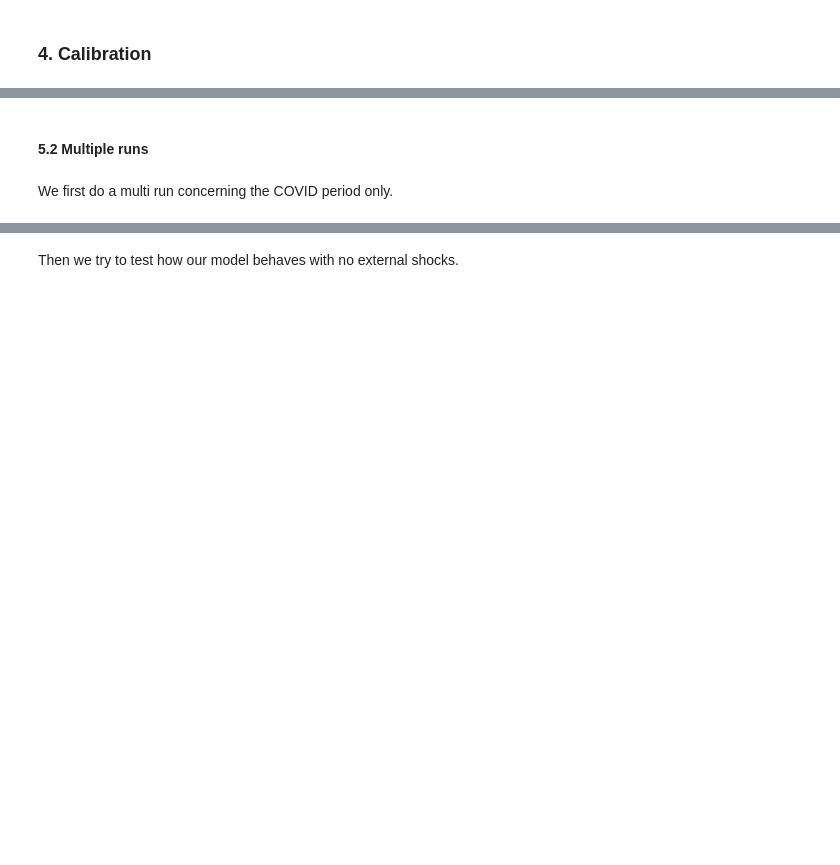
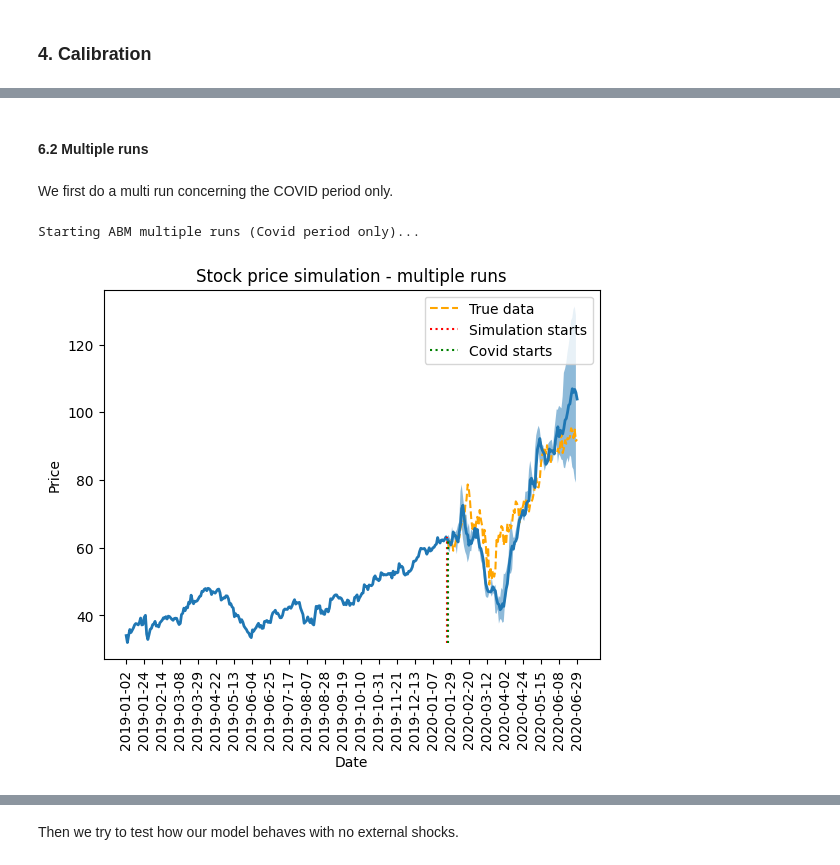
Before and after one commit to simonegiancola09/ants_markets, a Jupyter notebook: ants_market.ipynb, the cells around one changed output, grey strips where cells are left out. Cells and saved outputs as stored; diff of their text form; code cells hidden in the pictures; blank space fills up the shorter version.

```diff
--- a/ants_market.ipynb
+++ b/ants_market.ipynb
@@ -381,24 +523,27 @@ print('Plots finished in {} seconds'.format(np.round(plots_time, 2)))
 # %% [markdown]
-#### 5.2 Multiple runs
+#### 6.2 Multiple runs
 # %% [markdown]
 We first do a multi run concerning the COVID period only.
 # %%
 ##########################################################
 ################ MODEL MULTI RUN (COVID ONLY) #######################################################
 print('Starting ABM multiple runs (Covid period only)...')
 
 iterations_multirun = 2 * short_sim + 10 * (1 - short_sim)
 model_time_start = time.time()
 model = utils.build_model(df, start, fixed_kwargs, T)
 results_post_covid = calibration.multi_run(model=model, epochs=epochs, iterations=iterations_multirun)
 model_time_end = time.time()
 basic_views.plot_multi_run(df,
                            results_post_covid['prices'],
                            start, save=True,
                            save_name='Multi_run_post_covid',
-                            title='Stock price simulation - multiple runs'
+                            title='Stock price simulation - multiple runs', show=True
                             )
 model_time = model_time_end - model_time_start
 print('Multi Run ABM finished in {} seconds'.format(np.round(model_time, 2)))
 
 ##########################################################
+# %% [output]
+Starting ABM multiple runs (Covid period only)...
+[figure, added]
```
Also changed, not shown: parts of 26 cells of this notebook, 1 other file.
